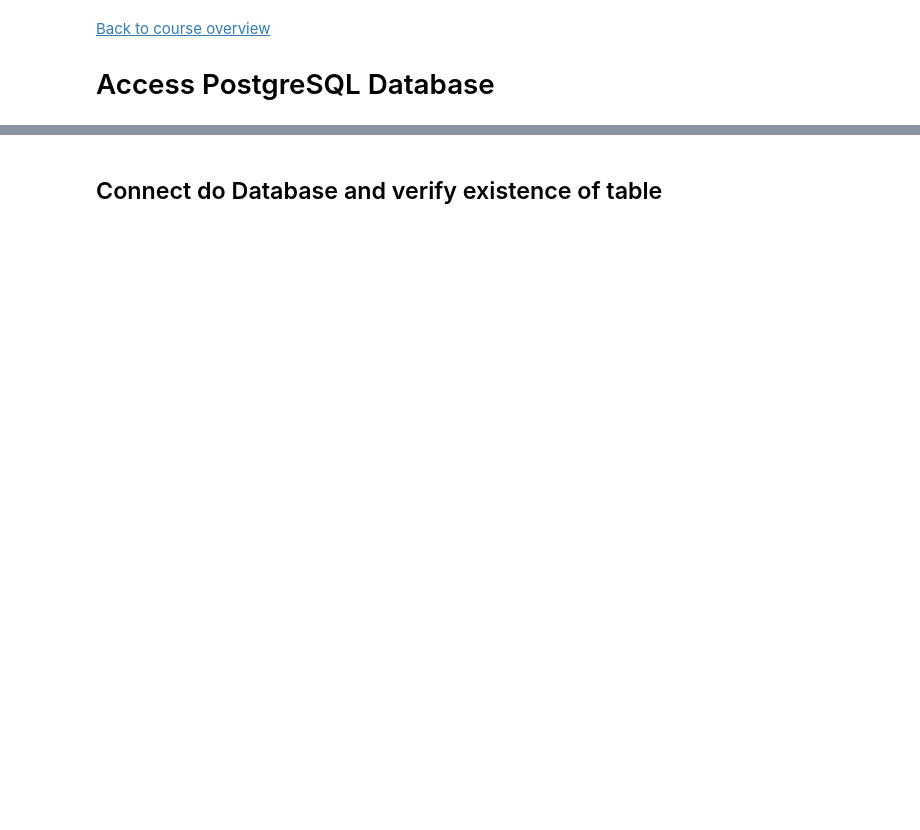
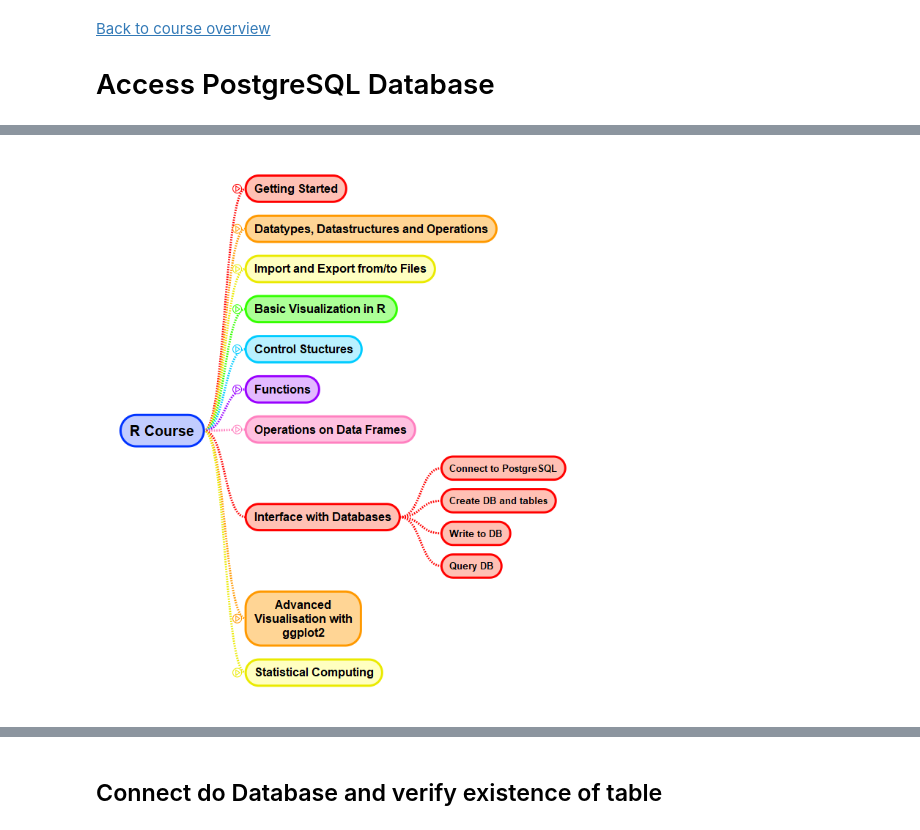
Before and after one commit to Mirza0602/Python, a Jupyter notebook: R/Lecture/02DataManagement/02DataBaseAccess.ipynb, the cells around one changed output, grey strips where cells are left out. Drawn from its saved outputs; the diff is of its cells as text; code cells hidden in the pictures; blank space fills up the shorter version.

```diff
--- a/R/Lecture/02DataManagement/02DataBaseAccess.ipynb
+++ b/R/Lecture/02DataManagement/02DataBaseAccess.ipynb
@@ -31,0 +18,5 @@ In the code below, we assume that the new database has
+# %%
+library("IRdisplay")
+display_png(file="../../../Pics/DSRdatabase.PNG",width=900)
+# %% [output]
+[figure, added]
```
Also changed, not shown: parts of 3 cells of this notebook, 2 other files.
